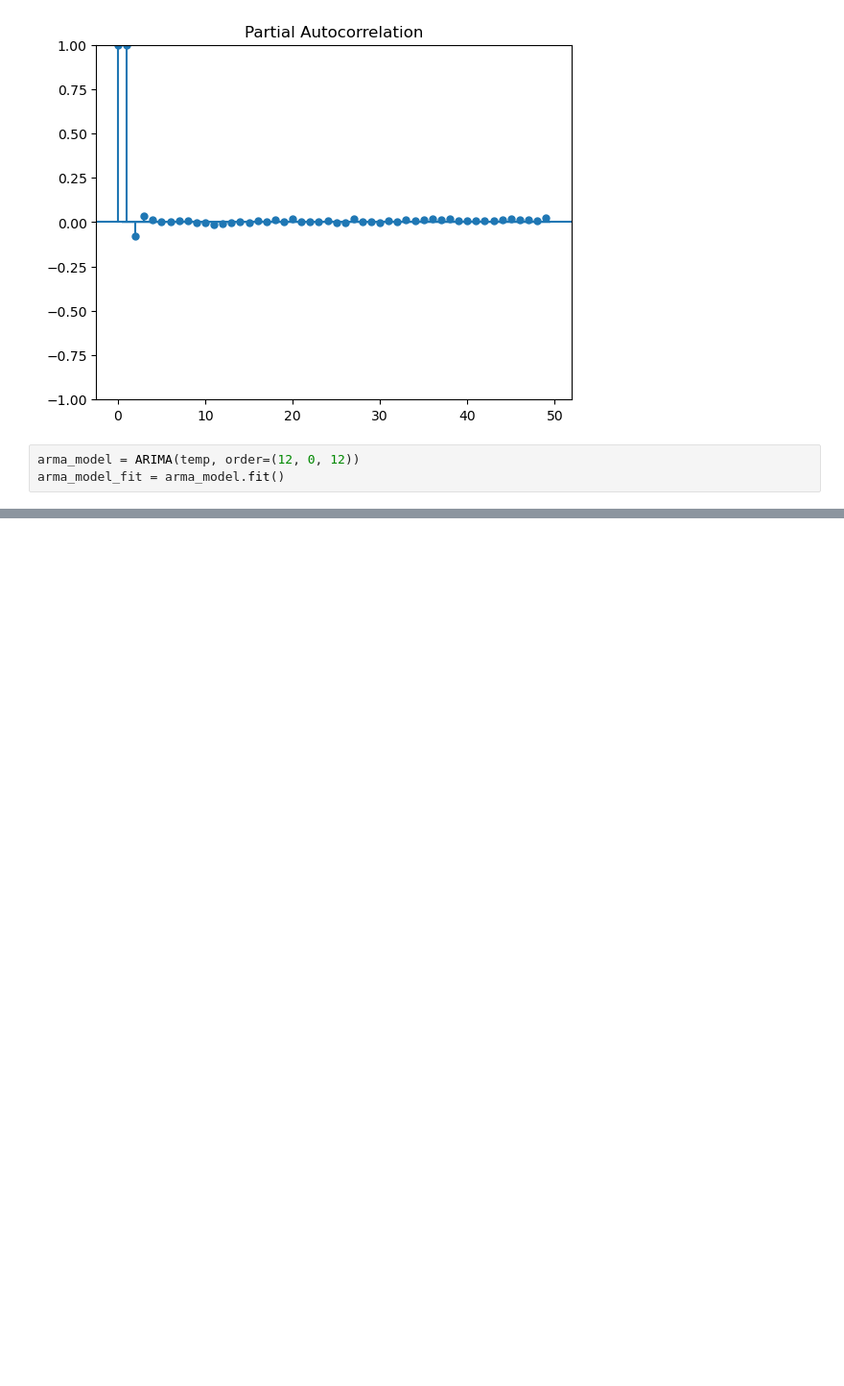
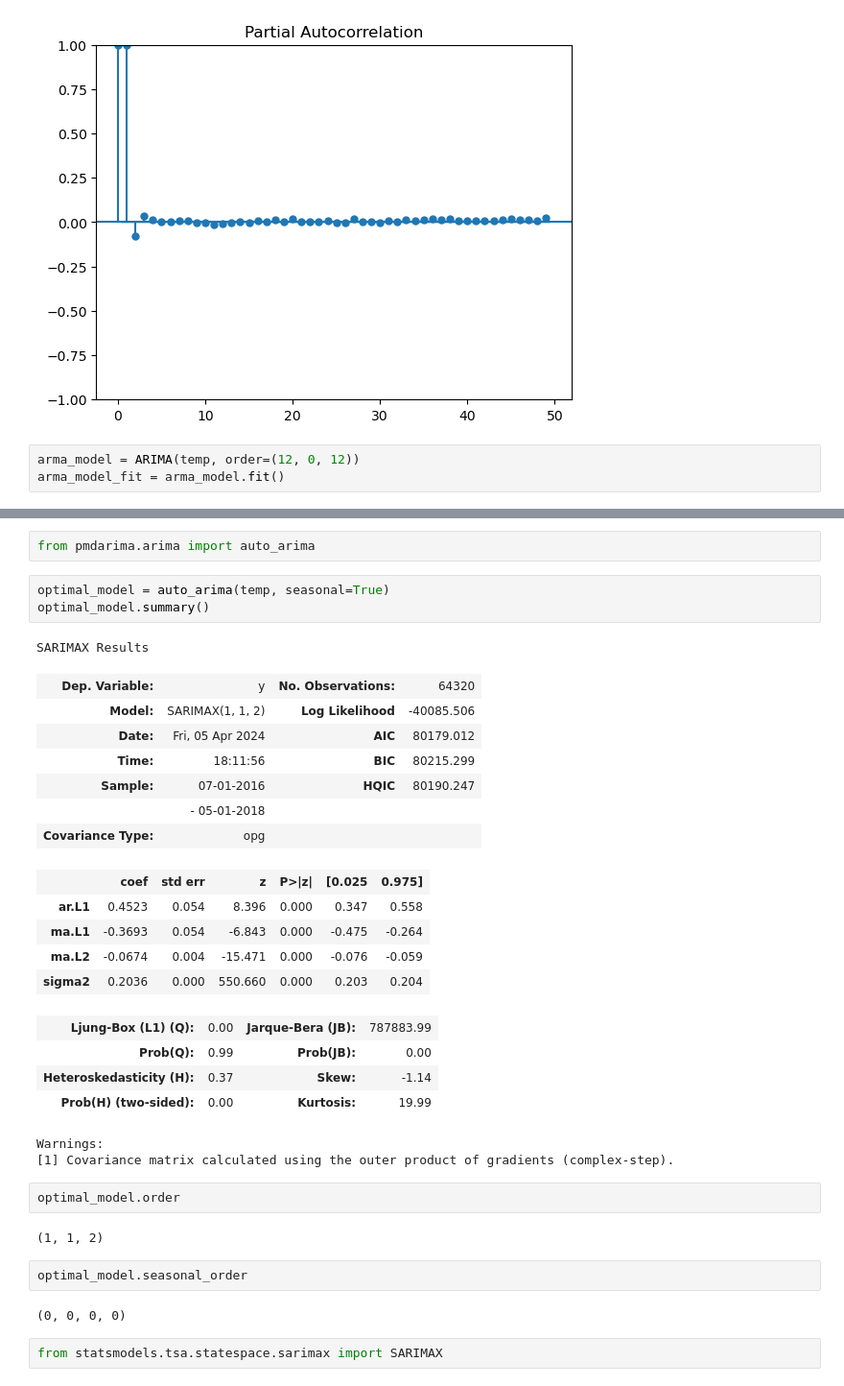
Before and after one commit to JakubLobo/probabilistic-forecasting-temperature, a Jupyter notebook: ARIMA-models.ipynb, the cells around one changed output, grey strips where cells are left out. Shown at 96% size. Drawn from its saved outputs; the diff is of its cells as text; blank space fills up the shorter version.

```diff
--- a/project.ipynb
+++ b/ARIMA-models.ipynb
@@ -159,0 +188,35 @@ plt.legend()
+# %%
+from pmdarima.arima import auto_arima
+# %%
+optimal_model = auto_arima(temp, seasonal=True)
+optimal_model.summary()
+# %% [output]
+SARIMAX Results
+| Dep. Variable: | y | No. Observations: | 64320 |
+| Model: | SARIMAX(1, 1, 2) | Log Likelihood | -40085.506 |
+| Date: | Fri, 05 Apr 2024 | AIC | 80179.012 |
+| Time: | 18:11:56 | BIC | 80215.299 |
+| Sample: | 07-01-2016 | HQIC | 80190.247 |
+|  | - 05-01-2018 |  |  |
+| Covariance Type: | opg |  |  |
+|  | coef | std err | z | P>|z| | [0.025 | 0.975] |
+| ar.L1 | 0.4523 | 0.054 | 8.396 | 0.000 | 0.347 | 0.558 |
+| ma.L1 | -0.3693 | 0.054 | -6.843 | 0.000 | -0.475 | -0.264 |
+| ma.L2 | -0.0674 | 0.004 | -15.471 | 0.000 | -0.076 | -0.059 |
+| sigma2 | 0.2036 | 0.000 | 550.660 | 0.000 | 0.203 | 0.204 |
+| Ljung-Box (L1) (Q): | 0.00 | Jarque-Bera (JB): | 787883.99 |
+| Prob(Q): | 0.99 | Prob(JB): | 0.00 |
+| Heteroskedasticity (H): | 0.37 | Skew: | -1.14 |
+| Prob(H) (two-sided): | 0.00 | Kurtosis: | 19.99 |
+Warnings:
+[1] Covariance matrix calculated using the outer product of gradients (complex-step).
+# %%
+optimal_model.order
+# %% [output]
+(1, 1, 2)
+# %%
+optimal_model.seasonal_order
+# %% [output]
+(0, 0, 0, 0)
+# %%
+from statsmodels.tsa.statespace.sarimax import SARIMAX
```
Also changed, not shown: parts of 9 cells of this notebook.
